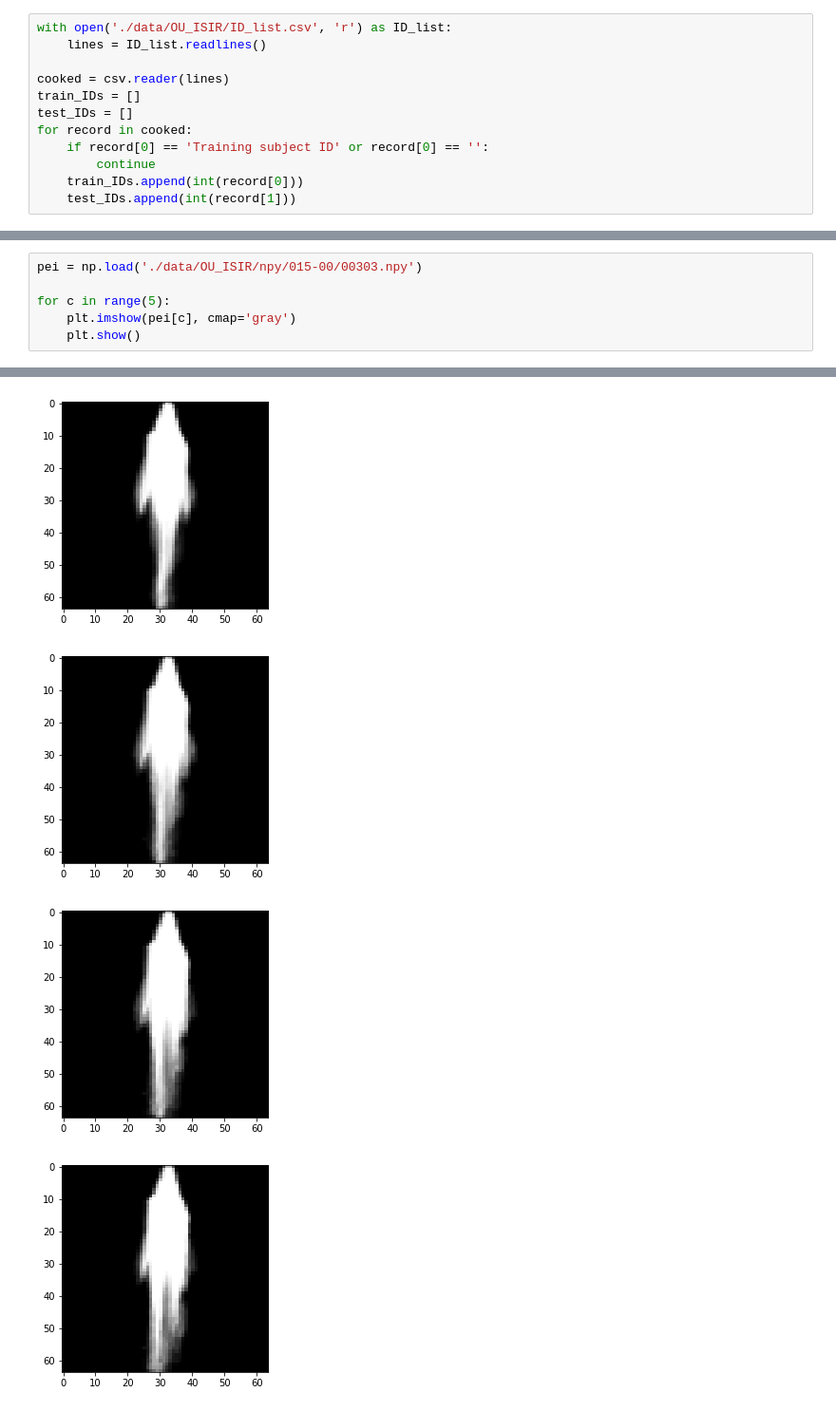
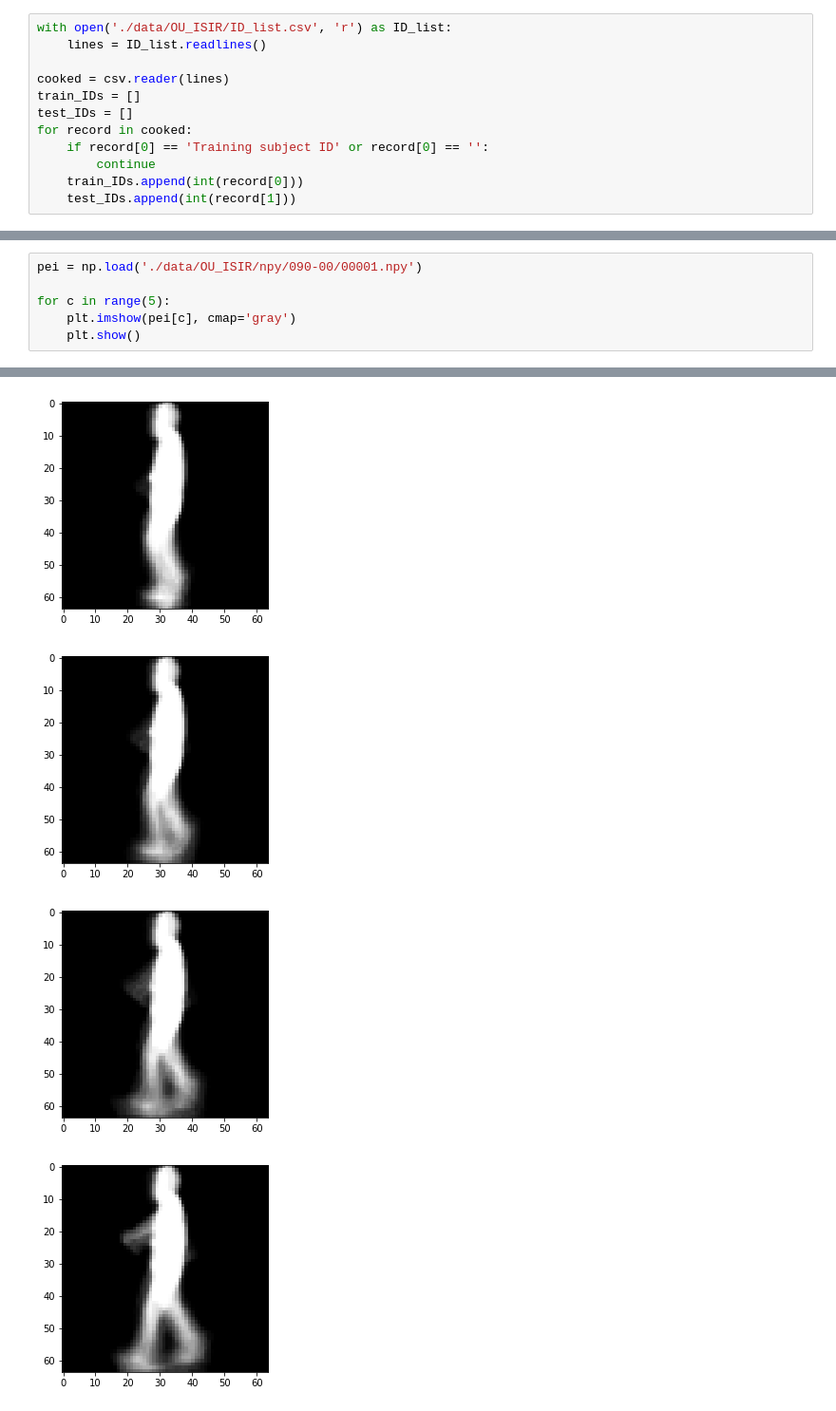
Before and after one commit to JSYoo94/MGANs_Implements, a Jupyter notebook: preprocess.ipynb, the cells around one changed output, grey strips where cells are left out. Shown: that part at 95% size. Saved outputs shown, nothing was run; the diff lists cells and outputs as text.

```diff
--- a/preprocess.ipynb
+++ b/preprocess.ipynb
@@ -214,7 +217,7 @@ for view in os.listdir(root_path):
 pool.close()
 pool.join()
 # %%
-pei = np.load('./data/OU_ISIR/npy/015-00/00303.npy')
+pei = np.load('./data/OU_ISIR/npy/090-00/00001.npy')
 
 for c in range(5):
     plt.imshow(pei[c], cmap='gray')
@@ -224,4 +227,4 @@ for c in range(5):
-[figure, old version]
+[figure, new version]
-[figure, old version]
+[figure, new version]
-[figure, old version]
+[figure, new version]
-[figure, old version]
+[figure, new version]
```
Also changed, not shown: parts of 2 cells of this notebook, 16 other files.
